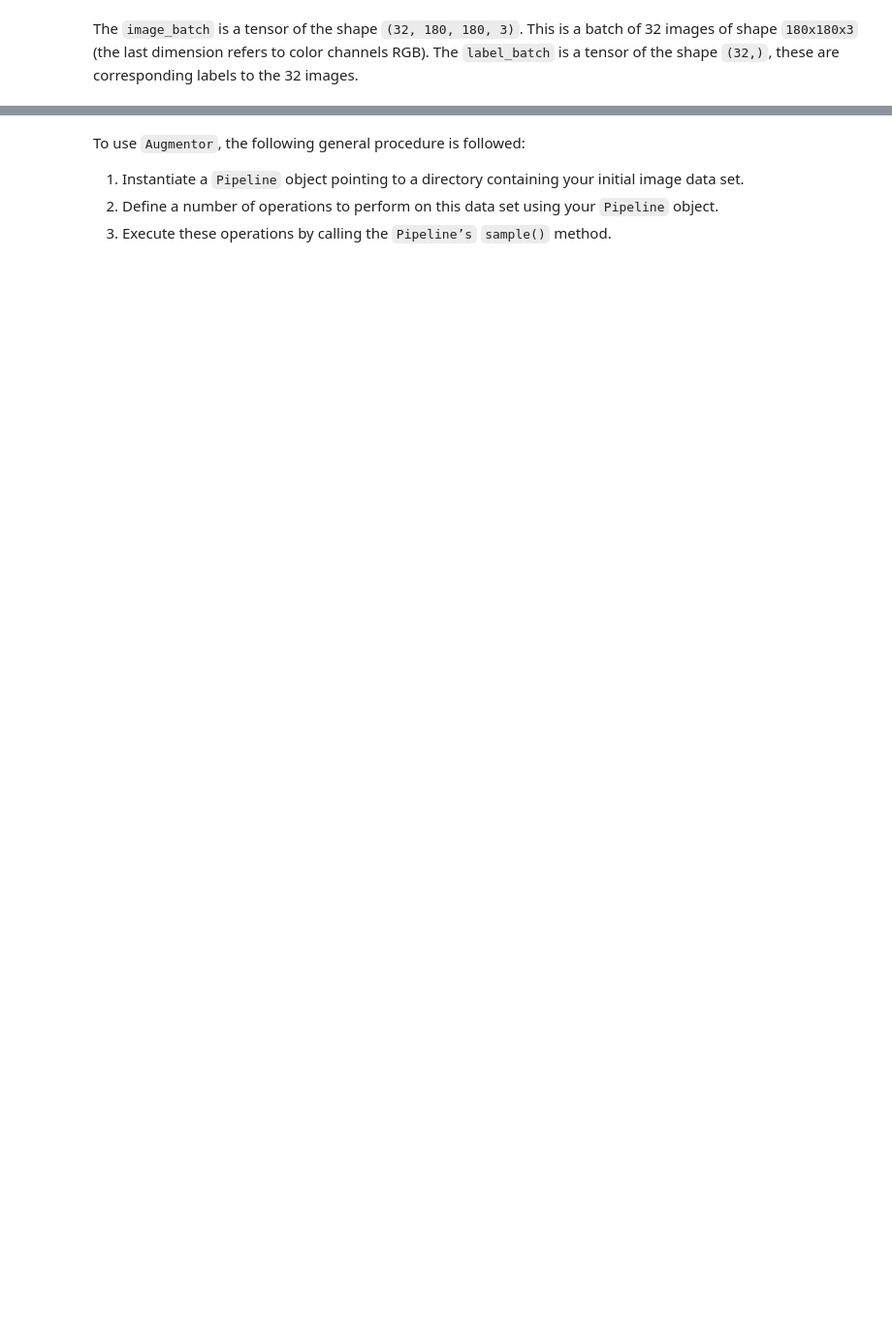
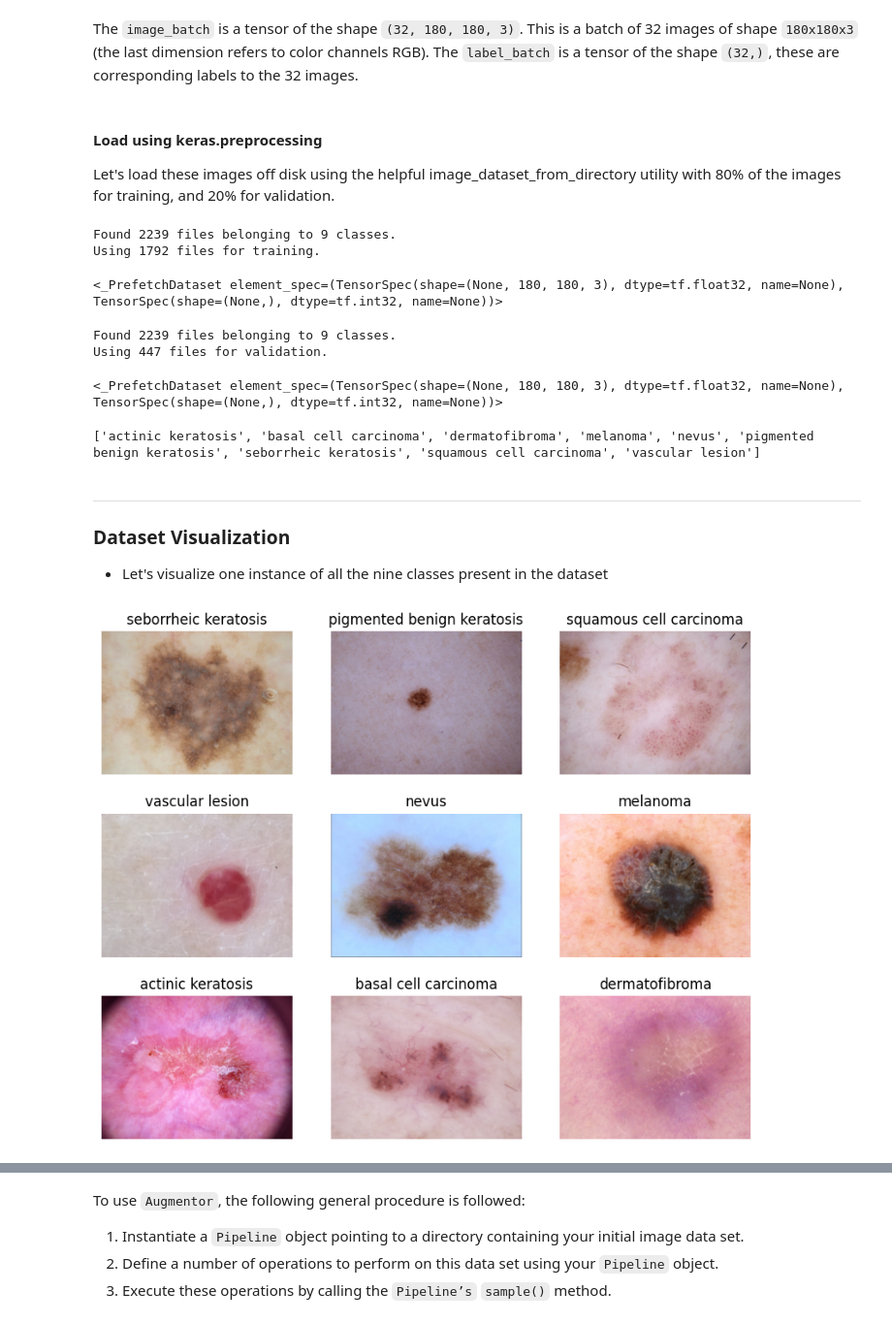
Before and after one commit to shruthipv96/MelanomaDetection, a Jupyter notebook: ShruthipVenkatesh_nn.ipynb, the cells around one changed output, grey strips where cells are left out. Shown at 97% size. Drawn from its saved outputs; the diff is of its cells as text; code cells hidden in the pictures; blank space fills up the shorter version.

```diff
--- a/ShruthipVenkatesh_nn.ipynb
+++ b/ShruthipVenkatesh_nn.ipynb
@@ -19,6 +60,10 @@ from tensorflow.keras.models import Sequential
 # %%
-## If you are using the data by mounting the google drive, use the following :
-## from google.colab import drive
-## drive.mount('/content/gdrive')
+# Set this to True if using colab platform with drive
+use_colab = True
+folder_prefix = ''
 
-##Ref:https://towardsdatascience.com/downloading-datasets-into-google-drive-via-google-colab-bcb1b30b0166
+if use_colab:
+  # If you are using the data by mounting the google drive, use the following :
+  from google.colab import drive
+  drive.mount('/content/gdrive')
+  folder_prefix = "/content/gdrive/MyDrive/Upgrad/MelanomaDetection/"
@@ -26,8 +73,7 @@ from tensorflow.keras.models import Sequential
 This assignment uses a dataset of about 2357 images of skin cancer types. The dataset contains 9 sub-directories in each train and test subdirectories. The 9 sub-directories contains the images of 9 skin cancer types respectively.
 # %%
 # Defining the path for train and test images
-## Todo: Update the paths of the train and test dataset
-data_dir_train = pathlib.Path("path_to_train_directory")
-data_dir_test = pathlib.Path('path_to_test_directory')
+data_dir_train = pathlib.Path(folder_prefix + "Skin cancer ISIC The International Skin Imaging Collaboration/Train")
+data_dir_test = pathlib.Path(folder_prefix + "Skin cancer ISIC The International Skin Imaging Collaboration/Test")
 # %%
 image_count_train = len(list(data_dir_train.glob('*/*.jpg')))
@@ -74,3 +96,56 @@ import matplotlib.pyplot as plt
 # %% [markdown]
 The `image_batch` is a tensor of the shape `(32, 180, 180, 3)`. This is a batch of 32 images of shape `180x180x3` (the last dimension refers to color channels RGB). The `label_batch` is a tensor of the shape `(32,)`, these are corresponding labels to the 32 images.
+# %% [markdown]
+#### Load using keras.preprocessing
+
+Let's load these images off disk using the helpful image_dataset_from_directory utility with 80% of the images for training, and 20% for validation.
+# %%
+# Create train dataset here
+train_ds = tf.keras.preprocessing.image_dataset_from_directory(data_dir_train,image_size=(img_width,img_height),
+                                                               batch_size=batch_size,validation_split=0.2,
+                                                               subset='training',seed=123)
+train_ds
+# %% [output]
+Found 2239 files belonging to 9 classes.
+Using 1792 files for training.
+<_PrefetchDataset element_spec=(TensorSpec(shape=(None, 180, 180, 3), dtype=tf.float32, name=None), TensorSpec(shape=(None,), dtype=tf.int32, name=None))>
+# %%
+# Create validation dataset here
+val_ds = val_ds = tf.keras.preprocessing.image_dataset_from_directory(data_dir_train,image_size=(img_width,img_height),
+                                                             batch_size=batch_size,validation_split=0.2,
+                                                             subset='validation',seed=123)
+val_ds
+# %% [output]
+Found 2239 files belonging to 9 classes.
+Using 447 files for validation.
+<_PrefetchDataset element_spec=(TensorSpec(shape=(None, 180, 180, 3), dtype=tf.float32, name=None), TensorSpec(shape=(None,), dtype=tf.int32, name=None))>
+# %%
+# List out all the classes of skin cancer and store them in a list.
+# You can find the class names in the class_names attribute on these datasets.
+# These correspond to the directory names in alphabetical order.
+class_names = train_ds.class_names
+num_classes = len(class_names)
+print(class_names)
+# %% [output]
+['actinic keratosis', 'basal cell carcinoma', 'dermatofibroma', 'melanoma', 'nevus', 'pigmented benign keratosis', 'seborrheic keratosis', 'squamous cell carcinoma', 'vascular lesion']
+# %% [markdown]
+---
+<a id='dataset_visualize'></a>
+### Dataset Visualization
+- Let's visualize one instance of all the nine classes present in the dataset
+# %%
+import matplotlib.pyplot as plt
+
+from PIL import Image
+fig=plt.figure(figsize=(10,8))
+index = 1
+for folder in data_dir_train.iterdir():
+  im=Image.open(folder.iterdir().__next__())
+  plt.subplot(3,3,index)
+  plt.imshow(im)
+  plt.title(str(folder).split('/')[-1])
+  index+=1
+  plt.axis("off")
+# %% [output]
+[figure, added]
 # %% [markdown]
```
Also changed, not shown: parts of 149 cells of this notebook.
